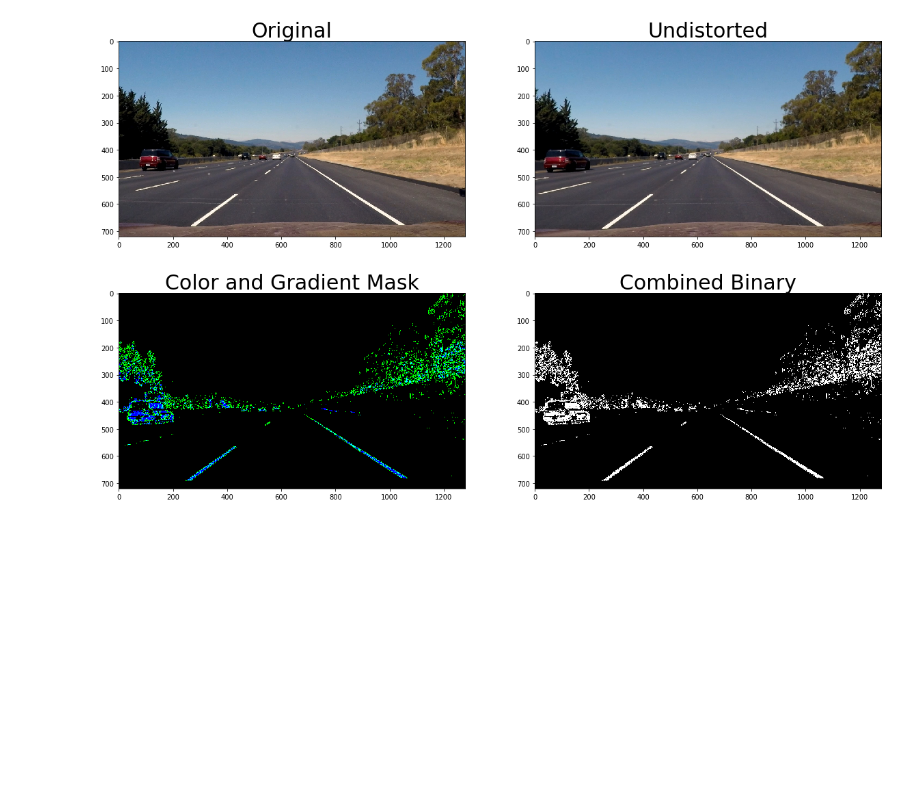
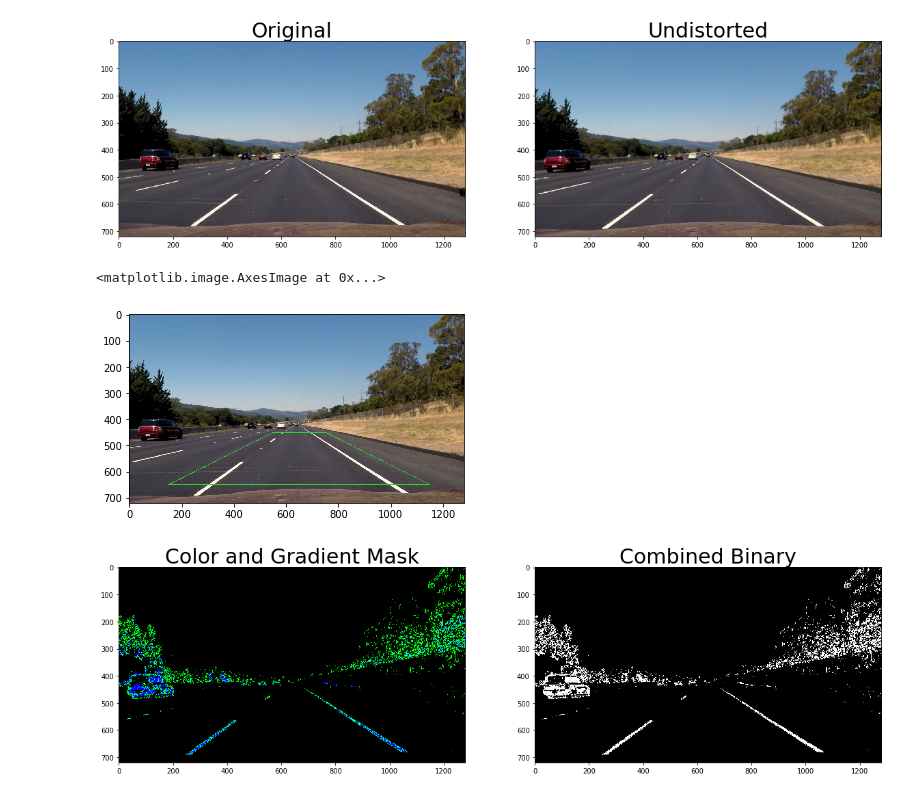
Before and after one commit to tyler-lewis-udacity/Advanced_Lane_Finding, a Jupyter notebook: P4_advanced_lane_finding.ipynb, the cells around one changed output. Saved outputs shown, nothing was run; the diff lists cells and outputs as text; code cells hidden in the pictures; blank space fills up the shorter version.

Commit message:
Fixed problem with trapezoid src points dtype

```diff
--- a/P4_advanced_lane_finding.ipynb
+++ b/P4_advanced_lane_finding.ipynb
@@ -126,6 +121,11 @@ def calibrate_camera(folder_in='camera_calibration_images', folder_out='camera_c
 def undistort(original_image, mtx, dist):
     undistorted_image = cv2.undistort(original_image, mtx, dist, None, mtx)
     return undistorted_image
+# %%
+def trapezoid(undistorted_image, src):
+    img = np.copy(undistorted_image)
+    trapezoid_image = cv2.polylines(img, [src], True, (50,205,50), thickness=2)
+    return trapezoid_image
 # %%
 def color_and_gradient_mask(undistorted_image):
     # img = cv2.imread('test_images/straight_lines1.jpg')
@@ -515,6 +515,28 @@ undistorted_image = undistort(original_image, mtx, dist)
 plot_side_by_side(original_image, undistorted_image, 'Original', 'Undistorted')
 # %% [output]
 [figure]
+# %%
+# Define src points and create a trapezoid bounding box for perspective transform
+
+# img_h = undistorted_image.shape[0]
+# img_w = undistorted_image.shape[1]
+
+# trap_h = 200
+# trap_w_top = 200
+# trap_w_bottom = 1000
+# trap_offset_from_bottom = 100
+
+src = np.array([[550, 450],
+                [750, 450],
+                [1150, 650],
+                [150, 650]])
+
+
+trapezoid_image = trapezoid(undistorted_image, src)
+plt.imshow(trapezoid_image)
+# %% [output]
+<matplotlib.image.AxesImage at 0x...>
+[figure, added]
 # %%
 combined_binary, hls, s_channel, color_binary = color_and_gradient_mask(undistorted_image)
 plot_side_by_side_gray(color_binary, combined_binary, 'Color and Gradient Mask', 'Combined Binary')
```
Also changed, not shown: parts of 9 cells of this notebook.
